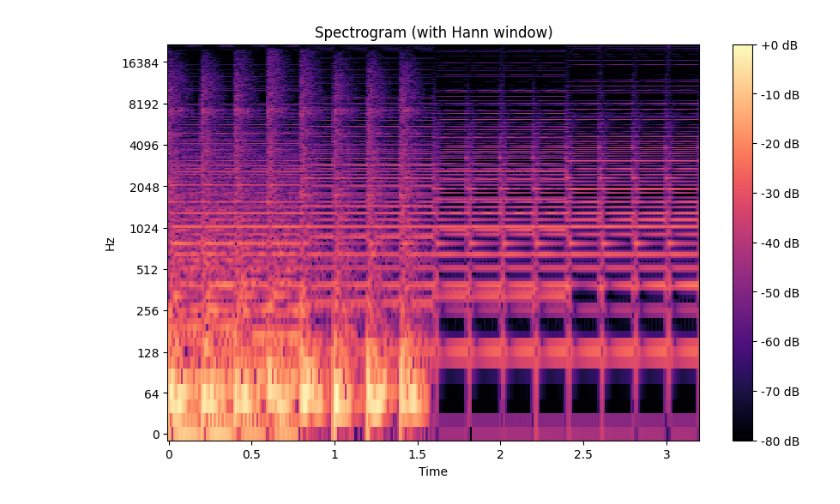
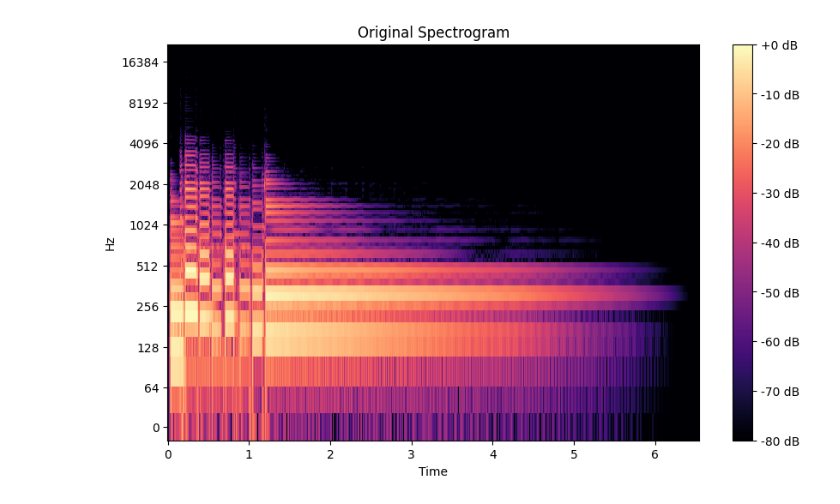
Before and after one commit to Chelilack/StarodubtsevAA_B21-524, a Jupyter notebook: 9sem/results/9.ipynb, the cells around one changed output. Saved outputs shown, nothing was run; the diff lists cells and outputs as text; code cells hidden in the pictures.

```diff
--- a/9sem/results/9.ipynb
+++ b/9sem/results/9.ipynb
@@ -1,29 +1,32 @@
 # %%
-import librosa
+import os
 import numpy as np
 import matplotlib.pyplot as plt
+import librosa
+import librosa.display
+import scipy.signal as sig
+from scipy.io import wavfile
 
-# Загружаем аудиофайл
-audio_path = 'sample.wav'
-y, sr = librosa.load(audio_path, sr=None)
+# Чтение звукового файла
+input_path = 'input/sample.wav'
+sr, signal = wavfile.read(input_path)
+signal = signal / np.max(np.abs(signal))  # Нормализация сигнала
 
-# Построение спектрограммы с использованием окна Ханна
-n_fft = 2048
-hop_length = 512
-window = 'hann'
+# Построение спектрограммы
+def plot_spectrogram(signal, sr, window_size, hop_length, title):
+    S = librosa.stft(signal, n_fft=window_size, hop_length=hop_length, window='hann')
+    S_DB = librosa.amplitude_to_db(np.abs(S), ref=np.max)
+    plt.figure(figsize=(10, 6))
+    librosa.display.specshow(S_DB, sr=sr, hop_length=hop_length, x_axis='time', y_axis='log')
+    plt.colorbar(format='%+2.0f dB')
+    plt.title(title)
+    plt.show()
+    return S_DB
 
-# Вычисляем STFT
-D = np.abs(librosa.stft(y, n_fft=n_fft, hop_length=hop_length, window=window))
+window_size = 1024
+hop_length = 256
 
-# Преобразование амплитуд в дБ
-DB = librosa.amplitude_to_db(D, ref=np.max)
-
-# Визуализация спектрограммы
-plt.figure(figsize=(10, 6))
-librosa.display.specshow(DB, sr=sr, hop_length=hop_length, x_axis='time', y_axis='log')
-plt.colorbar(format='%+2.0f dB')
-plt.title('Spectrogram (with Hann window)')
-plt.savefig('spectrogram.png')
-plt.show()
+# Построение исходной спектрограммы
+S_DB_original = plot_spectrogram(signal, sr, window_size, hop_length, 'Original Spectrogram')
 # %% [output]
-[figure, old version]
+[figure, new version]
```
Also changed, not shown: parts of 4 cells of this notebook, 7 other files.
